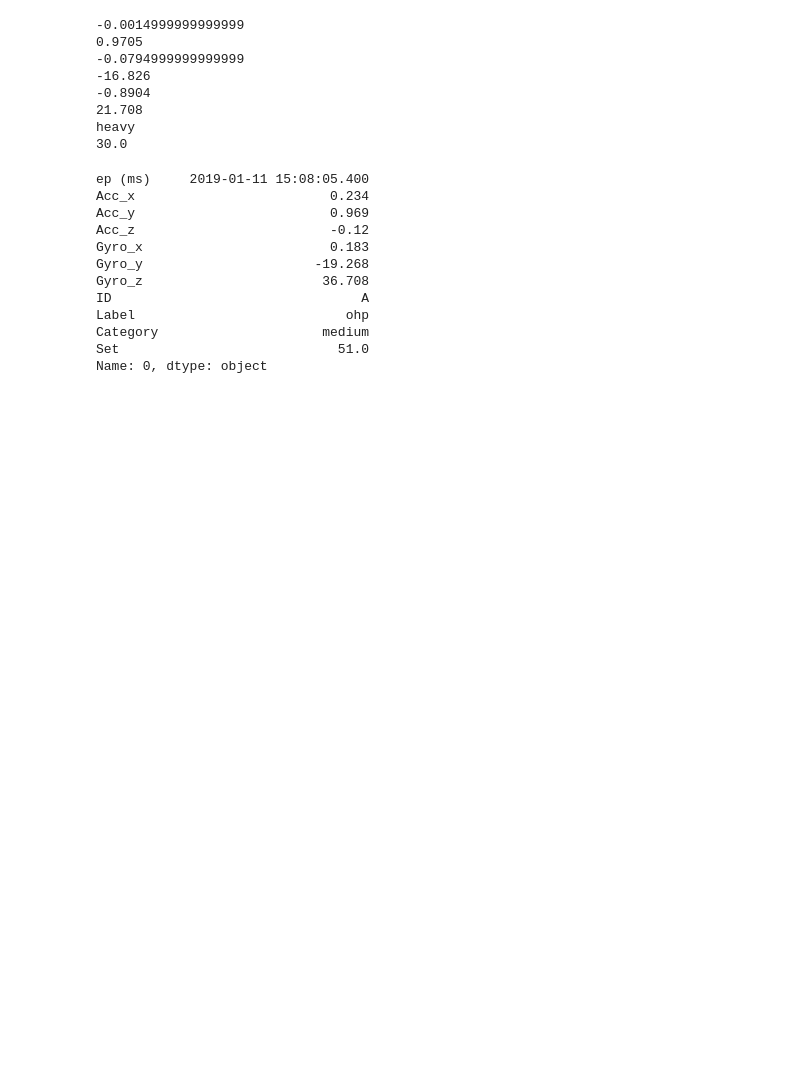
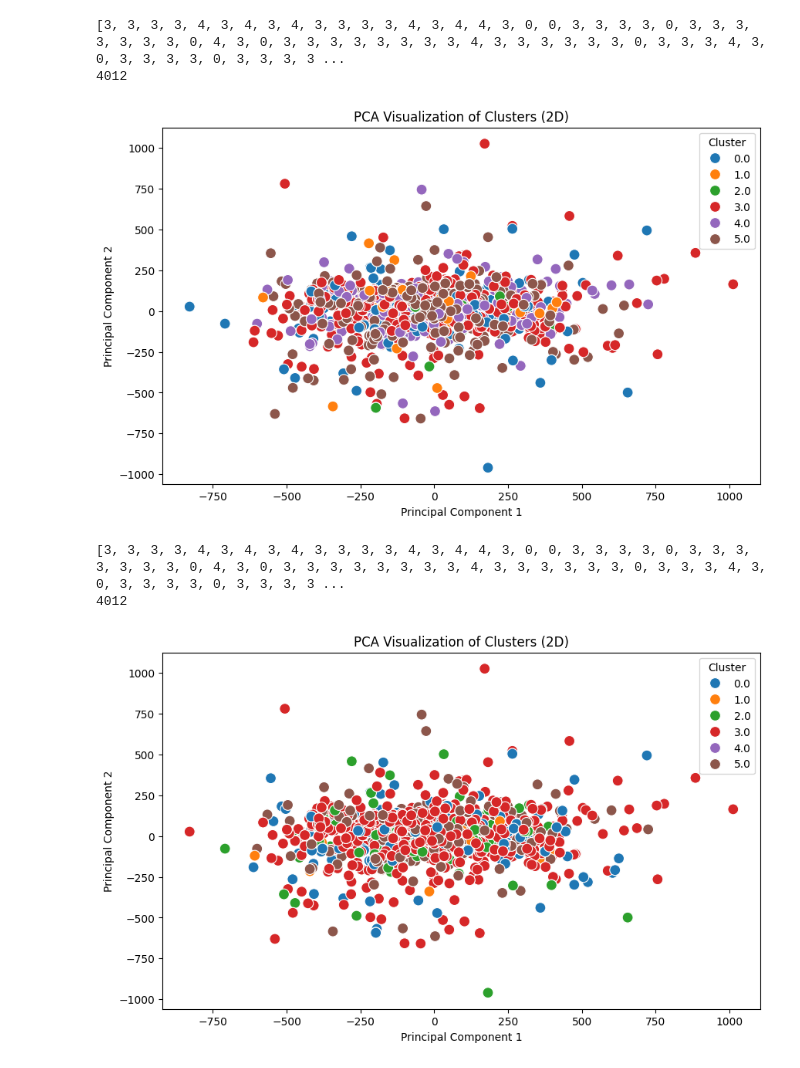
Before and after one commit to grosvenor01/Data-Mining, a Jupyter notebook: TP6.ipynb, the cells around one changed output. Saved outputs shown, nothing was run; the diff lists cells and outputs as text; code cells hidden in the pictures; blank space fills up the shorter version.

```diff
--- a/TP6.ipynb
+++ b/TP6.ipynb
@@ -81,33 +38,0 @@ append
-# %%
-df =  pd.read_csv("DatasetExos2.csv" , delimiter=";")
-to_numeric = ["Acc_x","Acc_y","Acc_z","Gyro_x","Gyro_y","Gyro_z","Set"]
-for i in to_numeric:
-    df[i]=pd.to_numeric(df[i],errors="coerce")
-df= df.dropna()
-df = df.drop(columns=["ep (ms)" , "ID" , "Label"])
-calculate_centeroid(df , 0)
-# %% [output]
--0.0014999999999999
-0.9705
--0.0794999999999999
--16.826
--0.8904
-21.708
-heavy
-30.0
-# %%
-centroid = df.mode().iloc[0]
-centroid
-# %% [output]
-ep (ms)     2019-01-11 15:08:05.400
-Acc_x                         0.234
-Acc_y                         0.969
-Acc_z                         -0.12
-Gyro_x                        0.183
-Gyro_y                      -19.268
-Gyro_z                       36.708
-ID                                A
-Label                           ohp
-Category                     medium
-Set                            51.0
-Name: 0, dtype: object
@@ -113,0 +145,13 @@ Name: 0, dtype: object
+# %%
+df["cluster"] , df_processes = calculate_centroid(df , ["Category"], 6)
+plot_pca_clusters(df)
+df =df.drop(columns=["cluster"])
+df["cluster"] = kmean_algo(df , 6)
+plot_pca_clusters(df)
+# %% [output]
+[3, 3, 3, 3, 4, 3, 4, 3, 4, 3, 3, 3, 3, 4, 3, 4, 4, 3, 0, 0, 3, 3, 3, 3, 0, 3, 3, 3, 3, 3, 3, 3, 0, 4, 3, 0, 3, 3, 3, 3, 3, 3, 3, 3, 4, 3, 3, 3, 3, 3, 3, 0, 3, 3, 3, 4, 3, 0, 3, 3, 3, 3, 0, 3, 3, 3, 3 ...
+4012
+[figure, added]
+[3, 3, 3, 3, 4, 3, 4, 3, 4, 3, 3, 3, 3, 4, 3, 4, 4, 3, 0, 0, 3, 3, 3, 3, 0, 3, 3, 3, 3, 3, 3, 3, 0, 4, 3, 0, 3, 3, 3, 3, 3, 3, 3, 3, 4, 3, 3, 3, 3, 3, 3, 0, 3, 3, 3, 4, 3, 0, 3, 3, 3, 3, 0, 3, 3, 3, 3 ...
+4012
+[figure, added]
```
Also changed, not shown: parts of 4 cells of this notebook, 1 other file.
